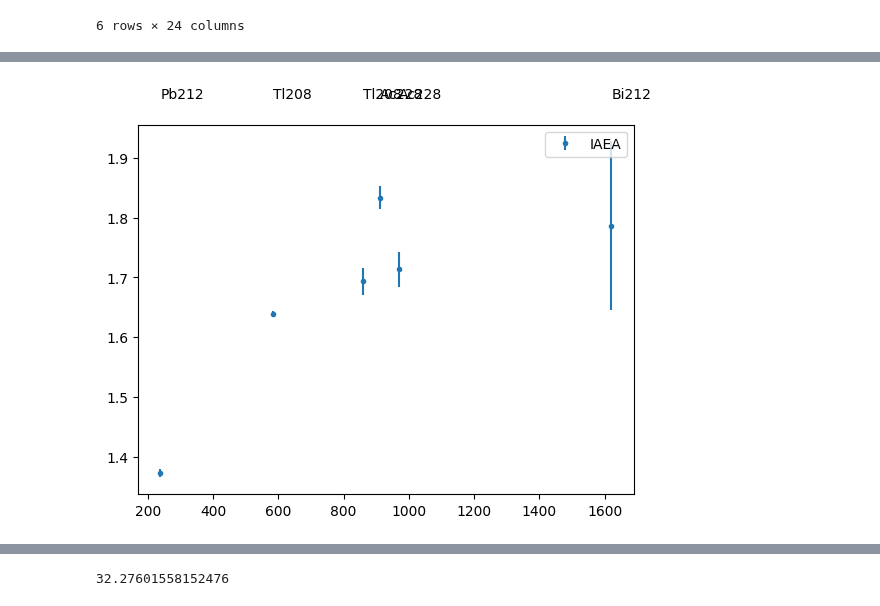
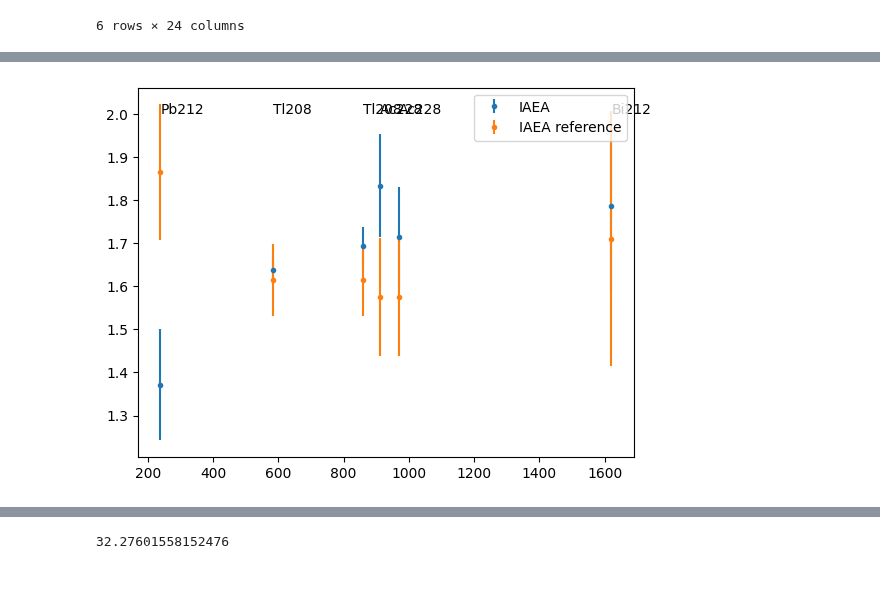
Before and after one commit to ngcnpeter/HPGe_lab_y3, a Jupyter notebook: formal_report.ipynb, the cells around one changed output, grey strips where cells are left out. Cells and saved outputs as stored; diff of their text form; code cells hidden in the pictures; blank space fills up the shorter version.

```diff
--- a/formal_report.ipynb
+++ b/formal_report.ipynb
@@ -75,6 +102,9 @@ iaea_df['Peak_CPS_BR_corr'] = iaea_df['Peak_CPS_BR']-iaea_df['Peak_CPS_BR_bg']
 iaea_df['Peak_CPS_BR_corr_err'] = np.sqrt((iaea_df['Peak_CPS_BR']*iaea_df['rel_err'])**2
                                     +(iaea_df['Peak_CPS_BR_bg']*iaea_df['rel_err_bg'])**2)
 iaea_df['eff'] = iaea_df['Peak_CPS_BR_corr']/(iaea_df['Abs_Activity']*iaea_mass) #efficiency
+#correction for composite peak at 186.211 (Gilmore p.321)
+Ra226_index = iaea_df[iaea_df['nndc_peak_energy']==186.211].index
+iaea_df.loc[Ra226_index,'eff'] *= 0.571
 #error propagation (assume poisson noise for peak cps error)
 iaea_df['eff_err']=iaea_df['eff']* np.sqrt((iaea_df['Net_Area_err']/iaea_df['Net_Area_Count'])**2+
 (iaea_df['Abs_Activity_Unc']/iaea_df['Abs_Activity'])**2 + 0.05**2) #0.05**2 from percentage error of mass
@@ -84,0 +205,10 @@ df.fillna(0,inplace = True)
+# %%
+df['eff'] = np.exp(eff_fit(df['nndc_peak_energy'],*eff_par))
+#partial derivatives of efficiency function w.r.t parameters a, b, c
+eff_c = df['eff']
+eff_b = df['eff']/df['nndc_peak_energy']
+eff_a = df['eff']/df['nndc_peak_energy']**2
+partial_eff = np.array([eff_a,eff_b,eff_c])
+#variance of efficiency, calculatedusing covariance matrix
+#take the diagonal entries, as the vectors v should be evaluated at the same energy
+df['eff_err'] = np.sqrt(np.diag(np.dot(partial_eff.T,np.dot(eff_cov,partial_eff))))
@@ -175,7 +406,8 @@ live_time = np.array(Spec(0).live_time)
 df['Peak_CPS_BR_corr'] = df['Peak_CPS_BR']-df['Peak_CPS_BR_bg']
 df['Peak_CPS_BR_corr_err'] = np.sqrt((df['Peak_CPS_BR']*df['rel_err'])**2
                                     +(df['Peak_CPS_BR_bg']*df['rel_err_bg'])**2)
-df['pseudo_A'] = df['Peak_CPS_BR_corr']/np.exp(eff_fit(df['nndc_peak_energy'],*eff_par))
-df['pseudo_A_err'] = df['pseudo_A']*np.sqrt((df['Peak_CPS_BR_corr_err']/df['Peak_CPS_BR_corr'])**2)
+df['pseudo_A'] = df['Peak_CPS_BR_corr']/df['eff']
+df['pseudo_A_err'] = df['pseudo_A']*np.sqrt((df['Peak_CPS_BR_corr_err']/df['Peak_CPS_BR_corr'])**2
+                                           +(df['eff_err']/df['eff'])**2)
 df[df['Nuclide']=='Ra226']['pseudo_A']
 # %% [output]
@@ -254,11 +486,11 @@ array([ 242.47  ,  295.224 ,  351.932 ,  609.321 ,  768.36  ,  803.06  ,
 U238_df = df[df['nndc_peak_energy'].isin(U238_E)]
 
 plt.figure()
-plt.title('Pseudo Activities of Nuclides in U238 Decay Chain')
+plt.title('Pseudo activities per mass of nuclides in U238 decay chain')
 for i in range(4):
-    plt.errorbar(U238_df.loc[i+1]['nndc_peak_energy'],U238_df.loc[i+1]['pseudo_A']/sample_mass[i]*np.array([1,1/0.999,1/1.051,1/0.996,1/1.231,1]),
-    yerr= U238_df.loc[i+1]['pseudo_A_err']/sample_mass[i], fmt = '.', label = f'Sample {i+1}')
+    plt.errorbar(U238_df.loc[i+1]['nndc_peak_energy'],U238_df.loc[i+1]['pseudo_A']/sample_mass[i]*np.array([1,0.571/0.999,1/1.051,1/0.996,1/1.231,1]),
+    yerr= U238_df.loc[i+1]['pseudo_A_err']/sample_mass[i], fmt = 'x', label = f'Sample {i+1}')
     plt.legend()
 plt.xlabel('NNDC Peak Energy/keV')
-plt.ylabel(r'Pseudo Activity/ Bq kg$^{-1}$')
+plt.ylabel(r'Pseudo Activity per mass/ Bq kg$^{-1}$')
 # %% [output]
@@ -299,8 +554,12 @@ for index, row in Th232_df.loc[i+1].iterrows():
 # %%
+plt.figure()
+Th232_df2 = eff_df[eff_df['nndc_peak_energy'].isin(Th232_E)]
 plt.errorbar(Th232_df.loc[5]['nndc_peak_energy'],Th232_df.loc[5]['pseudo_A']*np.array([1,1/0.3594,1/0.3594,1,1,1]),
     yerr= Th232_df.loc[5]['pseudo_A_err'], fmt = '.', label = f'IAEA')
+plt.errorbar(Th232_df2['nndc_peak_energy'],Th232_df2['Abs_Activity']*0.05*np.array([1,1,1,1/0.3594,1/0.3594,1]),
+    yerr= Th232_df2['Abs_Activity_Unc']*0.05, fmt = '.', label = f'IAEA reference')
 plt.legend()
 for index, row in Th232_df.loc[i+1].iterrows():
     plt.text(row['nndc_peak_energy'],2,row['Nuclide'])
 # %% [output]
-[figure, old version]
+[figure, new version]
```
Also changed, not shown: parts of 38 cells of this notebook, 10 other files.
